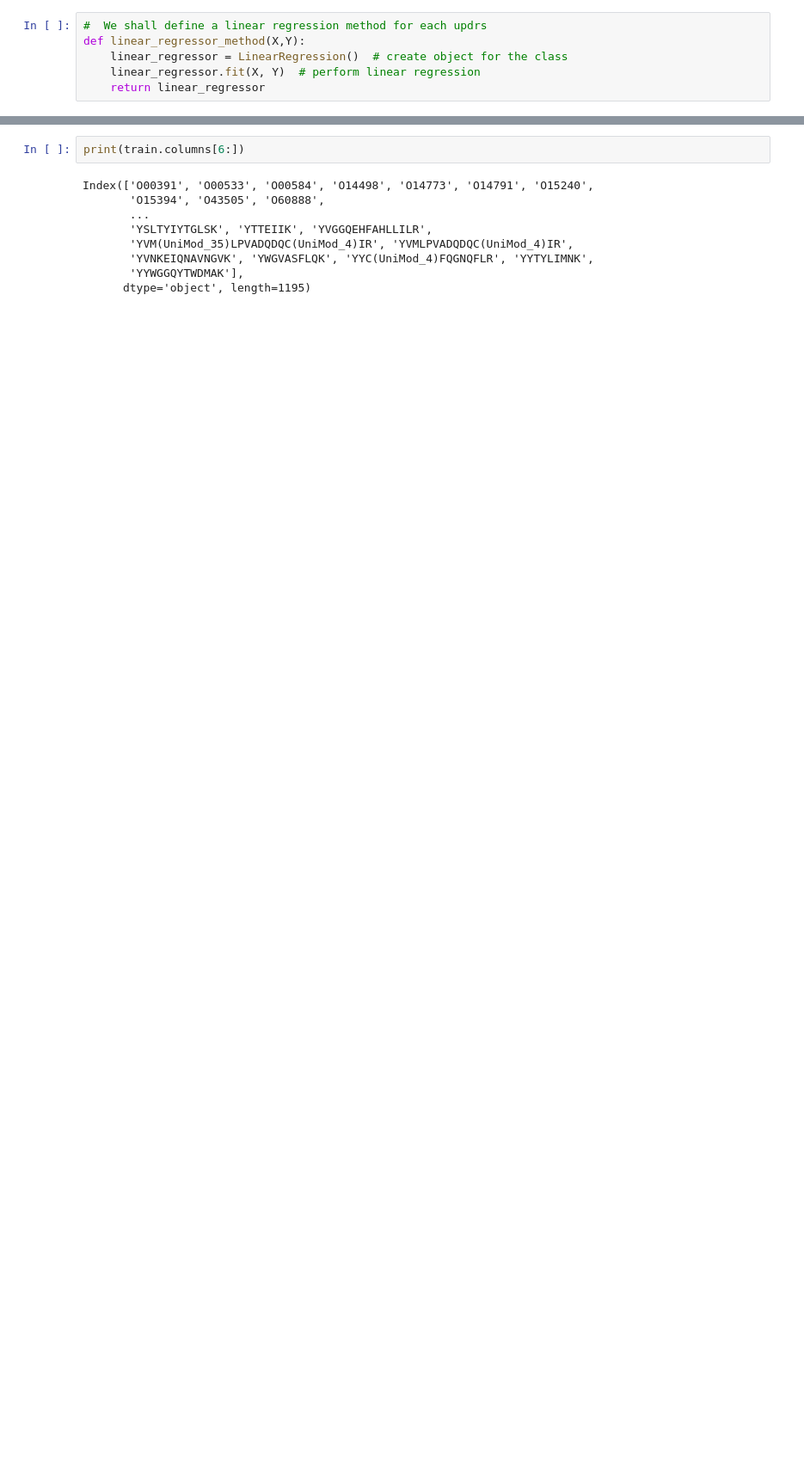
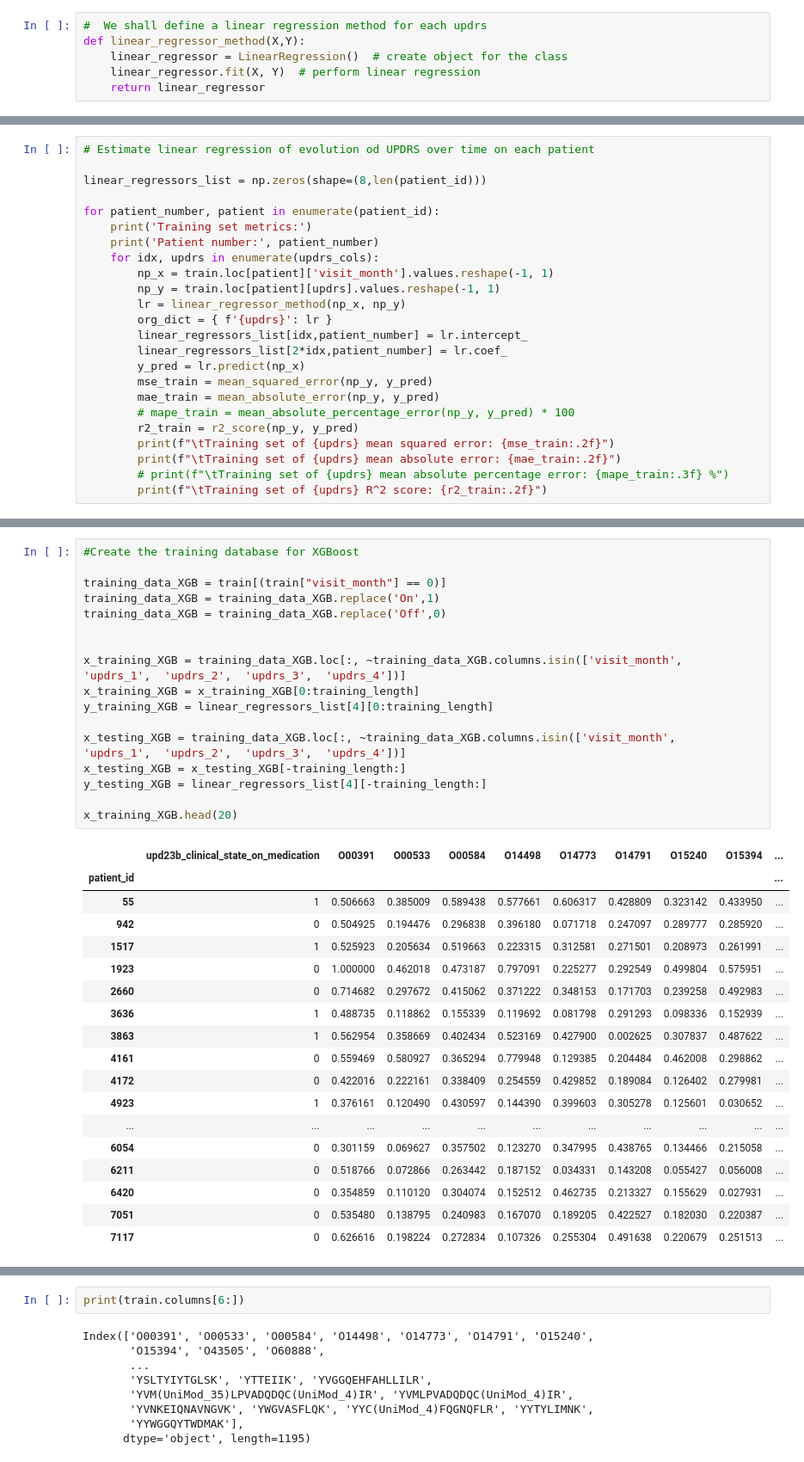
Before and after one commit to carloscastmar/Parkinson-s-Disease-Progression-Prediction, a Jupyter notebook: eda.ipynb, the cells around one changed output, grey strips where cells are left out. Shown at 86% size. Cells and saved outputs as stored; diff of their text form; blank space fills up the shorter version.

```diff
--- a/eda.ipynb
+++ b/eda.ipynb
@@ -300,0 +302,24 @@ Training set metrics:
+# %%
+# Estimate linear regression of evolution od UPDRS over time on each patient
+
+linear_regressors_list = np.zeros(shape=(8,len(patient_id)))
+
+for patient_number, patient in enumerate(patient_id):
+    print('Training set metrics:')
+    print('Patient number:', patient_number)
+    for idx, updrs in enumerate(updrs_cols):
+        np_x = train.loc[patient]['visit_month'].values.reshape(-1, 1)
+        np_y = train.loc[patient][updrs].values.reshape(-1, 1)
+        lr = linear_regressor_method(np_x, np_y)
+        org_dict = { f'{updrs}': lr }
+        linear_regressors_list[idx,patient_number] = lr.intercept_
+        linear_regressors_list[2*idx,patient_number] = lr.coef_
+        y_pred = lr.predict(np_x)
+        mse_train = mean_squared_error(np_y, y_pred)
+        mae_train = mean_absolute_error(np_y, y_pred)
+        # mape_train = mean_absolute_percentage_error(np_y, y_pred) * 100
+        r2_train = r2_score(np_y, y_pred)
+        print(f"\tTraining set of {updrs} mean squared error: {mse_train:.2f}")
+        print(f"\tTraining set of {updrs} mean absolute error: {mae_train:.2f}")
+        # print(f"\tTraining set of {updrs} mean absolute percentage error: {mape_train:.3f} %")
+        print(f"\tTraining set of {updrs} R^2 score: {r2_train:.2f}")
@@ -300,0 +344,36 @@ Training set metrics:
+# %%
+#Create the training database for XGBoost
+
+training_data_XGB = train[(train["visit_month"] == 0)]
+training_data_XGB = training_data_XGB.replace('On',1)
+training_data_XGB = training_data_XGB.replace('Off',0)
+
+
+x_training_XGB = training_data_XGB.loc[:, ~training_data_XGB.columns.isin(['visit_month',	'updrs_1',	'updrs_2',	'updrs_3',	'updrs_4'])]
+x_training_XGB = x_training_XGB[0:training_length]
+y_training_XGB = linear_regressors_list[4][0:training_length]
+
+x_testing_XGB = training_data_XGB.loc[:, ~training_data_XGB.columns.isin(['visit_month',	'updrs_1',	'updrs_2',	'updrs_3',	'updrs_4'])]
+x_testing_XGB = x_testing_XGB[-training_length:]
+y_testing_XGB = linear_regressors_list[4][-training_length:]
+
+x_training_XGB.head(20)
+# %% [output]
+|  | upd23b_clinical_state_on_medication | O00391 | O00533 | O00584 | O14498 | O14773 | O14791 | O15240 | O15394 | ... |
+| patient_id |  |  |  |  |  |  |  |  |  | ... |
+| 55 | 1 | 0.506663 | 0.385009 | 0.589438 | 0.577661 | 0.606317 | 0.428809 | 0.323142 | 0.433950 | ... |
+| 942 | 0 | 0.504925 | 0.194476 | 0.296838 | 0.396180 | 0.071718 | 0.247097 | 0.289777 | 0.285920 | ... |
+| 1517 | 1 | 0.525923 | 0.205634 | 0.519663 | 0.223315 | 0.312581 | 0.271501 | 0.208973 | 0.261991 | ... |
+| 1923 | 0 | 1.000000 | 0.462018 | 0.473187 | 0.797091 | 0.225277 | 0.292549 | 0.499804 | 0.575951 | ... |
+| 2660 | 0 | 0.714682 | 0.297672 | 0.415062 | 0.371222 | 0.348153 | 0.171703 | 0.239258 | 0.492983 | ... |
+| 3636 | 1 | 0.488735 | 0.118862 | 0.155339 | 0.119692 | 0.081798 | 0.291293 | 0.098336 | 0.152939 | ... |
+| 3863 | 1 | 0.562954 | 0.358669 | 0.402434 | 0.523169 | 0.427900 | 0.002625 | 0.307837 | 0.487622 | ... |
+| 4161 | 0 | 0.559469 | 0.580927 | 0.365294 | 0.779948 | 0.129385 | 0.204484 | 0.462008 | 0.298862 | ... |
+| 4172 | 0 | 0.422016 | 0.222161 | 0.338409 | 0.254559 | 0.429852 | 0.189084 | 0.126402 | 0.279981 | ... |
+| 4923 | 1 | 0.376161 | 0.120490 | 0.430597 | 0.144390 | 0.399603 | 0.305278 | 0.125601 | 0.030652 | ... |
+| ... | ... | ... | ... | ... | ... | ... | ... | ... | ... | ... |
+| 6054 | 0 | 0.301159 | 0.069627 | 0.357502 | 0.123270 | 0.347995 | 0.438765 | 0.134466 | 0.215058 | ... |
+| 6211 | 0 | 0.518766 | 0.072866 | 0.263442 | 0.187152 | 0.034331 | 0.143208 | 0.055427 | 0.056008 | ... |
+| 6420 | 0 | 0.354859 | 0.110120 | 0.304074 | 0.152512 | 0.462735 | 0.213327 | 0.155629 | 0.027931 | ... |
+| 7051 | 0 | 0.535480 | 0.138795 | 0.240983 | 0.167070 | 0.189205 | 0.422527 | 0.182030 | 0.220387 | ... |
+| 7117 | 0 | 0.626616 | 0.198224 | 0.272834 | 0.107326 | 0.255304 | 0.491638 | 0.220679 | 0.251513 | ... |
```
Also changed, not shown: parts of 10 cells of this notebook, 1 other file.
